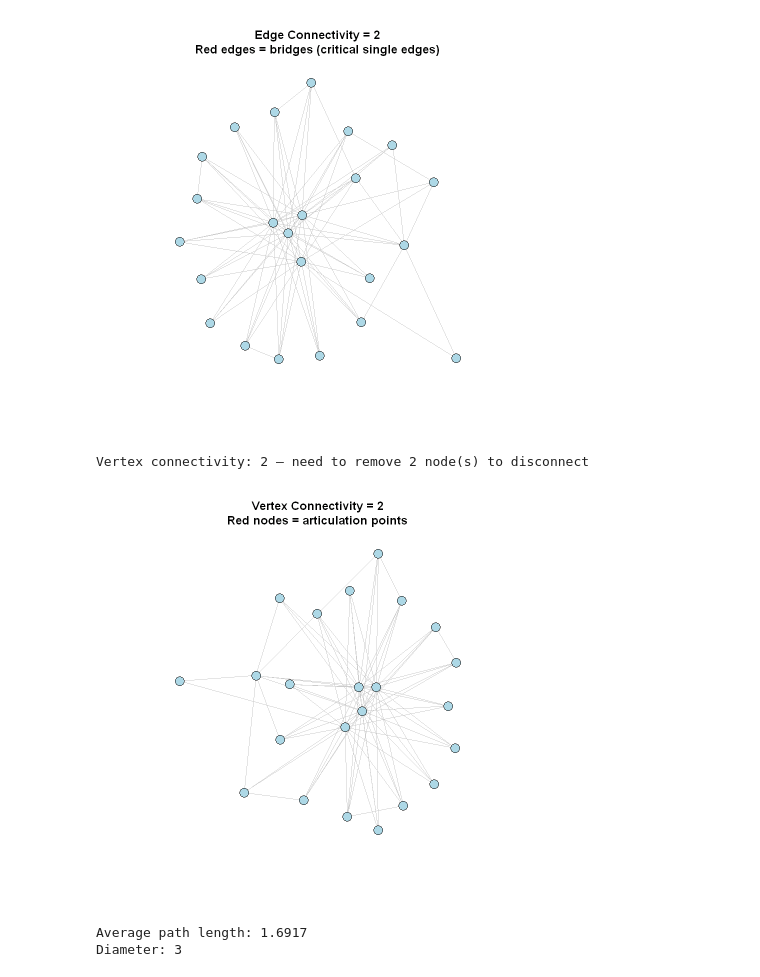
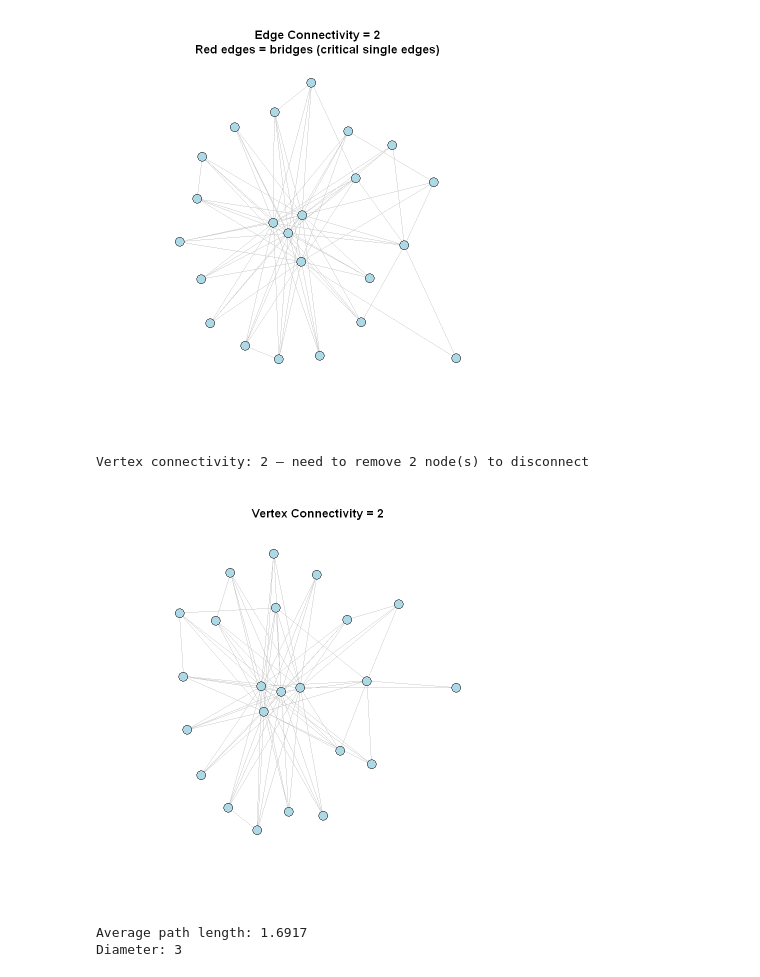
Before and after one commit to ilpalazz0/Big-Data-Assignment-1, a Jupyter notebook: graph.ipynb, the cells around one changed output. Cells and saved outputs as stored; diff of their text form; code cells hidden in the pictures.

```diff
--- a/graph.ipynb
+++ b/graph.ipynb
@@ -234,23 +228,23 @@ Edge connectivity: 2 - need to remove 2 edge(s) to disconnect
 # %%
 g.cohesion <- vertex_connectivity(g)
 cat("Vertex connectivity:", g.cohesion,
     "— need to remove", g.cohesion, "node(s) to disconnect\n")
 
 g.ap <- articulation_points(g)
 V(g)$color <- "lightblue"
 if (length(g.ap) > 0) V(g)[g.ap]$color <- "red"
 
 plot(g,
      vertex.color = V(g)$color,
      vertex.size  = 7,
      vertex.label = NA,
      edge.color   = "gray80",
-     main         = paste0("Vertex Connectivity = ", g.cohesion,
-                            "\nRed nodes = articulation points"),
+     main         = paste0("Vertex Connectivity = ", g.cohesion
+     ),
      bg           = "white")
 # %% [output]
 Vertex connectivity: 2 — need to remove 2 node(s) to disconnect
-[figure, old version]
+[figure, new version]
 # %%
 cat("Average path length:", mean_distance(g), "\n")
 cat("Diameter:", diameter(g), "\n")
```
Also changed, not shown: parts of 2 cells of this notebook.
